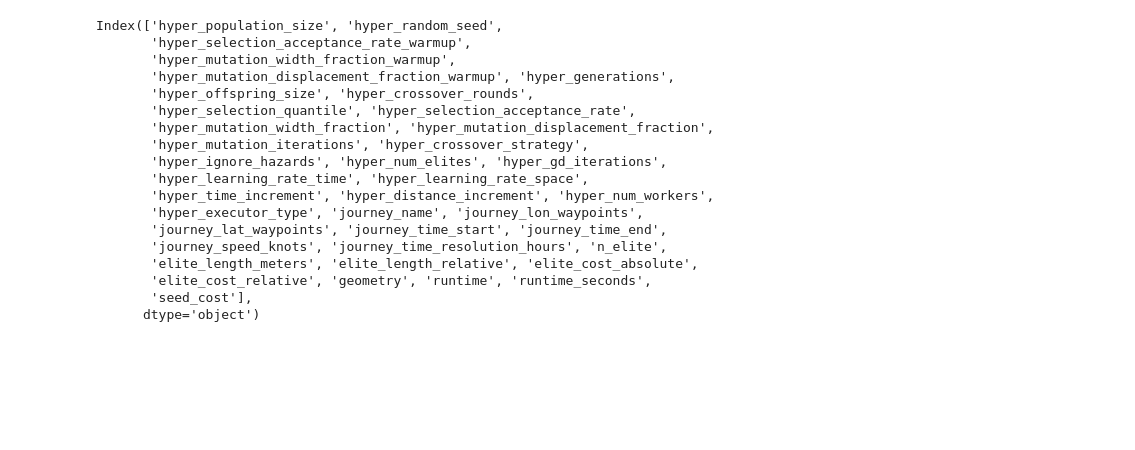
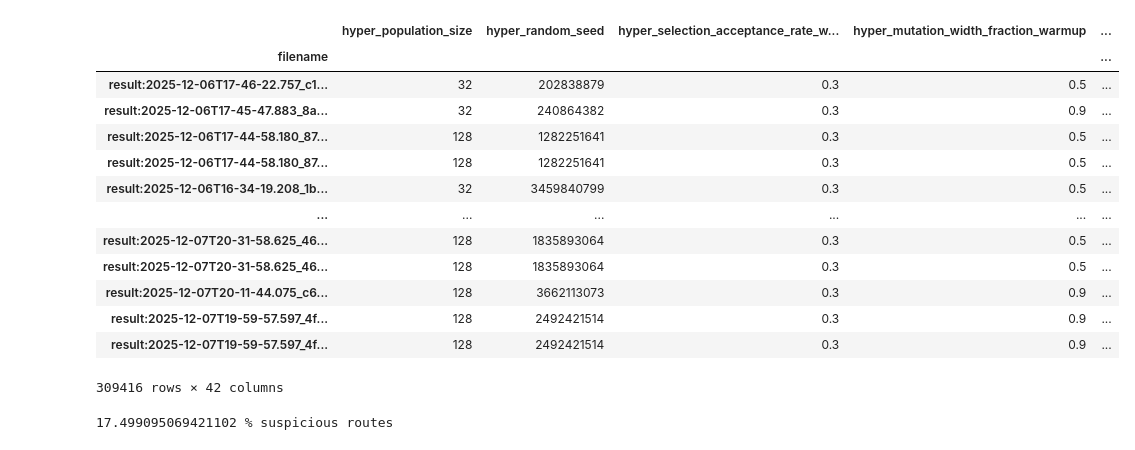
Before and after one commit to willirath/ship_routing, a Jupyter notebook: tuning/02_hyperparameter_tuning_analysis.ipynb, the cells around one changed output. Drawn from its saved outputs; the diff is of its cells as text; code cells hidden in the pictures; blank space fills up the shorter version.

Commit message:
Prelim run

```diff
--- a/tuning/02_hyperparameter_tuning_analysis.ipynb
+++ b/tuning/02_hyperparameter_tuning_analysis.ipynb
@@ -61,21 +40,0 @@ df
-# %%
-df.columns
-# %% [output]
-Index(['hyper_population_size', 'hyper_random_seed',
-       'hyper_selection_acceptance_rate_warmup',
-       'hyper_mutation_width_fraction_warmup',
-       'hyper_mutation_displacement_fraction_warmup', 'hyper_generations',
-       'hyper_offspring_size', 'hyper_crossover_rounds',
-       'hyper_selection_quantile', 'hyper_selection_acceptance_rate',
-       'hyper_mutation_width_fraction', 'hyper_mutation_displacement_fraction',
-       'hyper_mutation_iterations', 'hyper_crossover_strategy',
-       'hyper_ignore_hazards', 'hyper_num_elites', 'hyper_gd_iterations',
-       'hyper_learning_rate_time', 'hyper_learning_rate_space',
-       'hyper_time_increment', 'hyper_distance_increment', 'hyper_num_workers',
-       'hyper_executor_type', 'journey_name', 'journey_lon_waypoints',
-       'journey_lat_waypoints', 'journey_time_start', 'journey_time_end',
-       'journey_speed_knots', 'journey_time_resolution_hours', 'n_elite',
-       'elite_length_meters', 'elite_length_relative', 'elite_cost_absolute',
-       'elite_cost_relative', 'geometry', 'runtime', 'runtime_seconds',
-       'seed_cost'],
-      dtype='object')
@@ -81,0 +52,49 @@ Index(['hyper_population_size', 'hyper_random_seed',
+# %%
+df = gpd.read_parquet("results/results_prelim.pq")
+
+# derive total individuals (gen x pop)
+df = df.assign(hyper_num_individuals=df.hyper_population_size * df.hyper_generations)
+
+# derive duration
+df = df.assign(
+    journey_duration=pd.to_datetime(df.journey_time_end.astype(str))
+    - pd.to_datetime(df.journey_time_start.astype(str))
+)
+
+# derive seed cost
+df = df.assign(
+    seed_cost=(df.elite_cost_absolute / df.elite_cost_relative).fillna(np.inf)
+)
+
+# derive elite average speed
+df = df.assign(
+    elite_speed_og_mps_average=df.elite_length_meters
+    / df.journey_duration.dt.total_seconds()
+)
+
+df
+# %% [output]
+|  | hyper_population_size | hyper_random_seed | hyper_selection_acceptance_rate_w... | hyper_mutation_width_fraction_warmup | ... |
+| filename |  |  |  |  | ... |
+| result:2025-12-06T17-46-22.757_c1... | 32 | 202838879 | 0.3 | 0.5 | ... |
+| result:2025-12-06T17-45-47.883_8a... | 32 | 240864382 | 0.3 | 0.9 | ... |
+| result:2025-12-06T17-44-58.180_87... | 128 | 1282251641 | 0.3 | 0.5 | ... |
+| result:2025-12-06T17-44-58.180_87... | 128 | 1282251641 | 0.3 | 0.5 | ... |
+| result:2025-12-06T16-34-19.208_1b... | 32 | 3459840799 | 0.3 | 0.5 | ... |
+| ... | ... | ... | ... | ... | ... |
+| result:2025-12-07T20-31-58.625_46... | 128 | 1835893064 | 0.3 | 0.5 | ... |
+| result:2025-12-07T20-31-58.625_46... | 128 | 1835893064 | 0.3 | 0.5 | ... |
+| result:2025-12-07T20-11-44.075_c6... | 128 | 3662113073 | 0.3 | 0.9 | ... |
+| result:2025-12-07T19-59-57.597_4f... | 128 | 2492421514 | 0.3 | 0.9 | ... |
+| result:2025-12-07T19-59-57.597_4f... | 128 | 2492421514 | 0.3 | 0.9 | ... |
+309416 rows × 42 columns
+# %%
+suspicious = (
+    df.isna().any(axis=1)
+    | np.isinf(df.elite_cost_absolute)
+    | np.isinf(df.seed_cost)
+    | (df.elite_cost_relative > 1.0)
+)
+print(suspicious.mean() * 100, "% suspicious routes")
+# %% [output]
+17.499095069421102 % suspicious routes
```
Also changed, not shown: parts of 20 cells of this notebook, 1 other file.
